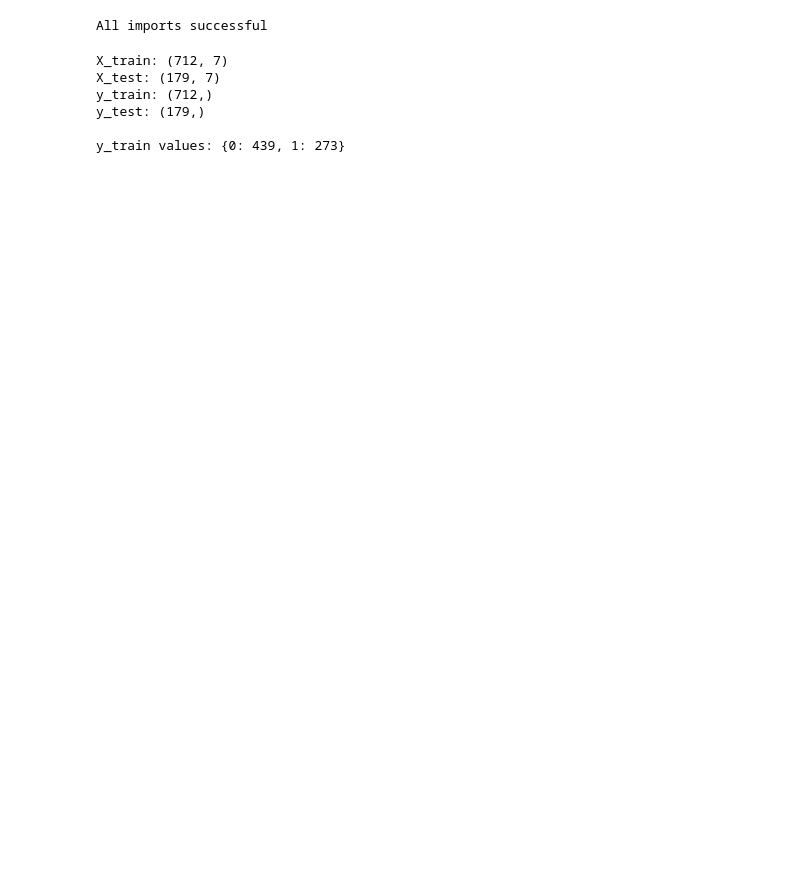
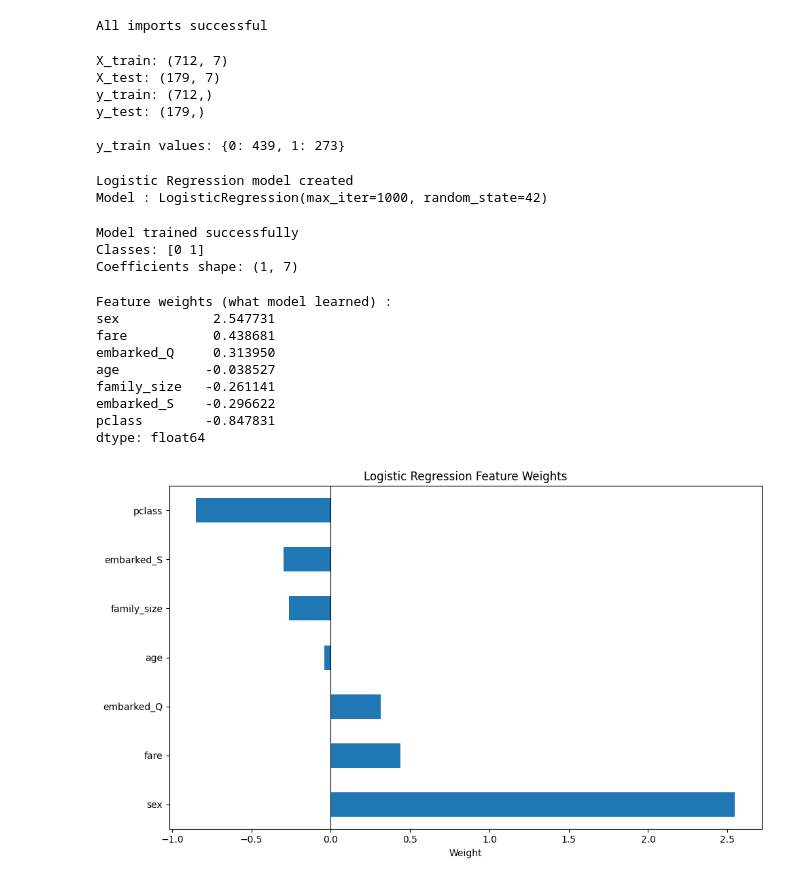
Before and after one commit to Anurag-Singh2004/ml-pipeline, a Jupyter notebook: notebooks/01_baseline_model.ipynb, the cells around one changed output. Cells and saved outputs as stored; diff of their text form; code cells hidden in the pictures; blank space fills up the shorter version.

Commit message:
add baseline: logistic regression 81% accuracy

```diff
--- a/notebooks/01_baseline_model.ipynb
+++ b/notebooks/01_baseline_model.ipynb
@@ -33,3 +33,58 @@ y_train: (712,)
 y_test: (179,)
 
 y_train values: {0: 439, 1: 273}
+# %%
+#import ML model
+from sklearn.linear_model import LogisticRegression
+
+#initialize model
+#max_iter=1000 : maximum training iterations
+
+lr_model = LogisticRegression(max_iter=1000, random_state=42) #here random_state controls the initial guess of parameters
+
+print("Logistic Regression model created")
+print(f"Model : {lr_model}")
+# %% [output]
+Logistic Regression model created
+Model : LogisticRegression(max_iter=1000, random_state=42)
+# %%
+#Training the model
+lr_model.fit(X_train,y_train)
+
+print("Model trained successfully")
+print(f"Classes: {lr_model.classes_}")
+print(f"Coefficients shape: {lr_model.coef_.shape}")
+# %% [output]
+Model trained successfully
+Classes: [0 1]
+Coefficients shape: (1, 7)
+# %%
+# what did model learn about each feature
+coefficients =pd.Series(
+    lr_model.coef_[0],
+    index=X_train.columns
+).sort_values(ascending=False)
+
+print("Feature weights (what model learned) :")
+print(coefficients)
+
+#visualize
+plt.figure(figsize=(10,6))
+coefficients.plot(kind='barh')
+plt.title('Logistic Regression Feature Weights')
+plt.xlabel('Weight')
+plt.axvline(x=0, color='black', linewidth=0.8)
+plt.tight_layout()
+plt.savefig('../outputs/01_feature_weights.png')
+plt.show()
+# %% [output]
+Feature weights (what model learned) :
+sex            2.547731
+fare           0.438681
+embarked_Q     0.313950
+age           -0.038527
+family_size   -0.261141
+embarked_S    -0.296622
+pclass        -0.847831
+dtype: float64
+[figure, added]
```
Also changed, not shown: parts of 3 cells of this notebook, 2 other files.
